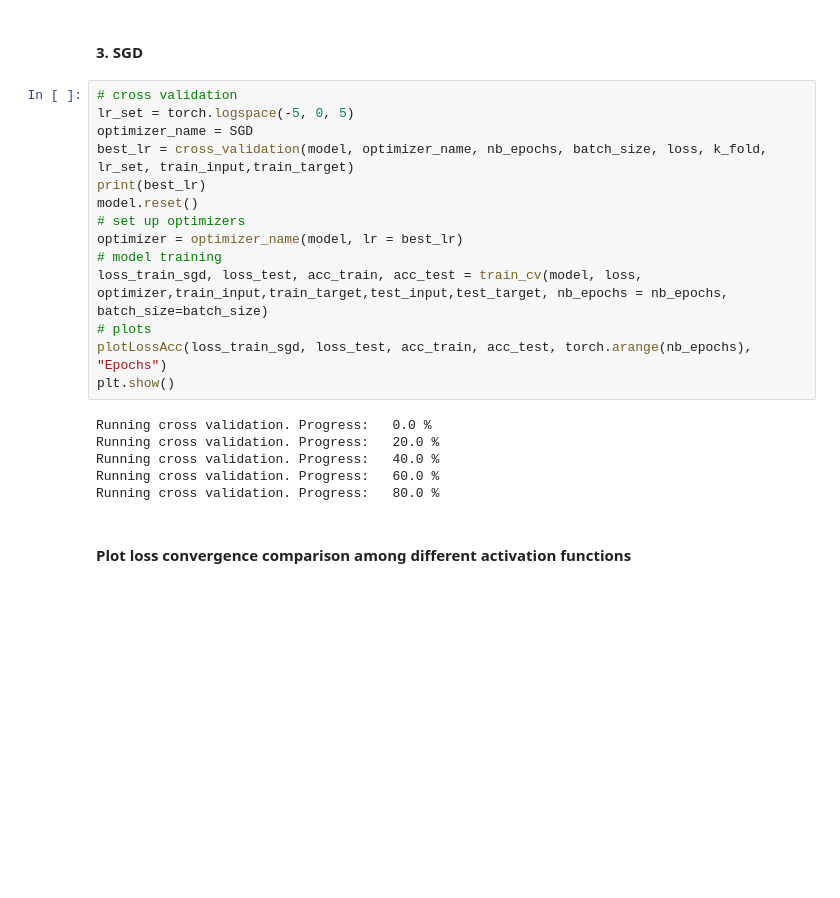
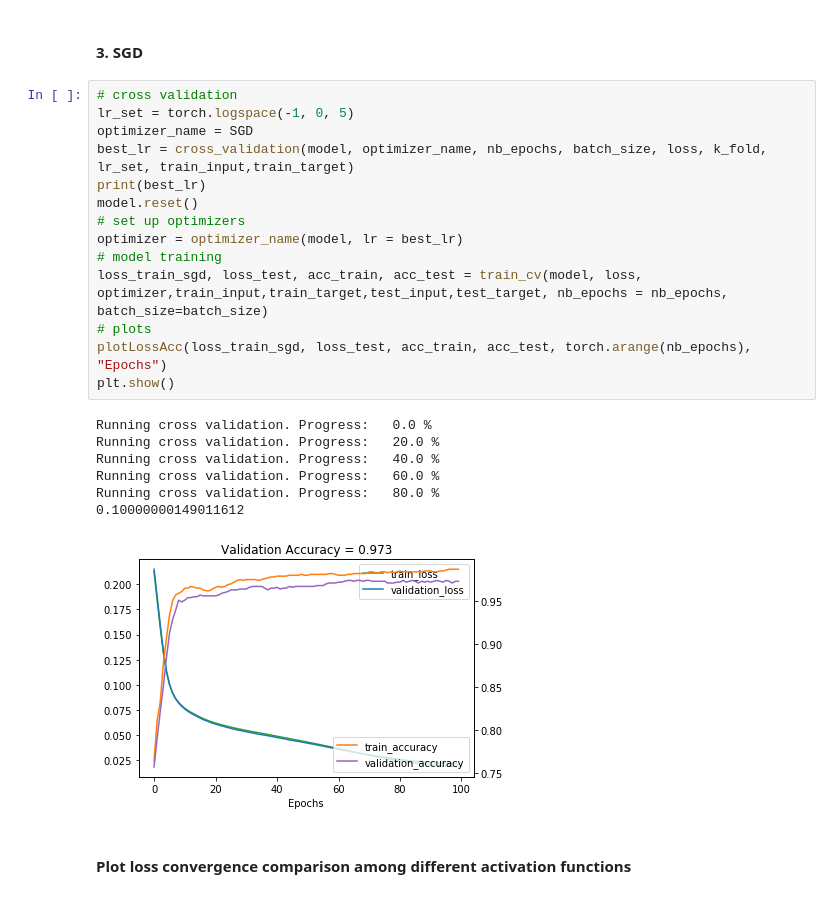
Before and after one commit to Jiang15/Deep-Learning-Project-1, a Jupyter notebook: Project2/visualization.ipynb, the cells around one changed output. Cells and saved outputs as stored; diff of their text form; blank space fills up the shorter version.

```diff
--- a/Project2/visualization.ipynb
+++ b/Project2/visualization.ipynb
@@ -242,24 +242,26 @@ Running cross validation. Progress:   80.0 %
 #### 3. SGD
 # %%
 # cross validation
-lr_set = torch.logspace(-5, 0, 5)
+lr_set = torch.logspace(-1, 0, 5)
 optimizer_name = SGD
 best_lr = cross_validation(model, optimizer_name, nb_epochs, batch_size, loss, k_fold, lr_set, train_input,train_target)
 print(best_lr)
 model.reset()
 # set up optimizers
 optimizer = optimizer_name(model, lr = best_lr)
 # model training
 loss_train_sgd, loss_test, acc_train, acc_test = train_cv(model, loss, optimizer,train_input,train_target,test_input,test_target, nb_epochs = nb_epochs, batch_size=batch_size)
 # plots
 plotLossAcc(loss_train_sgd, loss_test, acc_train, acc_test, torch.arange(nb_epochs), "Epochs")
 plt.show()
 # %% [output]
 Running cross validation. Progress:   0.0 %
 Running cross validation. Progress:   20.0 %
 Running cross validation. Progress:   40.0 %
 Running cross validation. Progress:   60.0 %
 Running cross validation. Progress:   80.0 %
+0.10000000149011612
+[figure, added]
 # %% [markdown]
 #### Plot loss convergence comparison among different activation functions
 # %%
```
Also changed, not shown: parts of 4 cells of this notebook, 11 other files.
